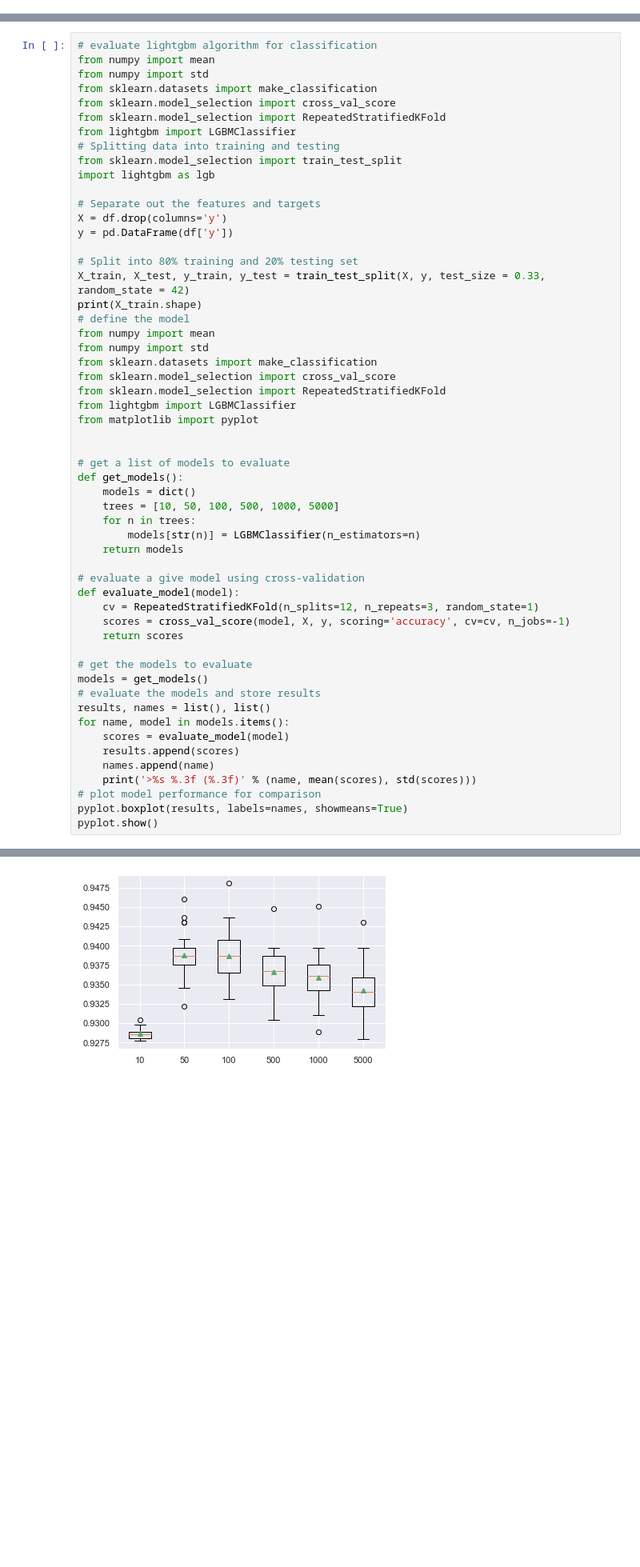
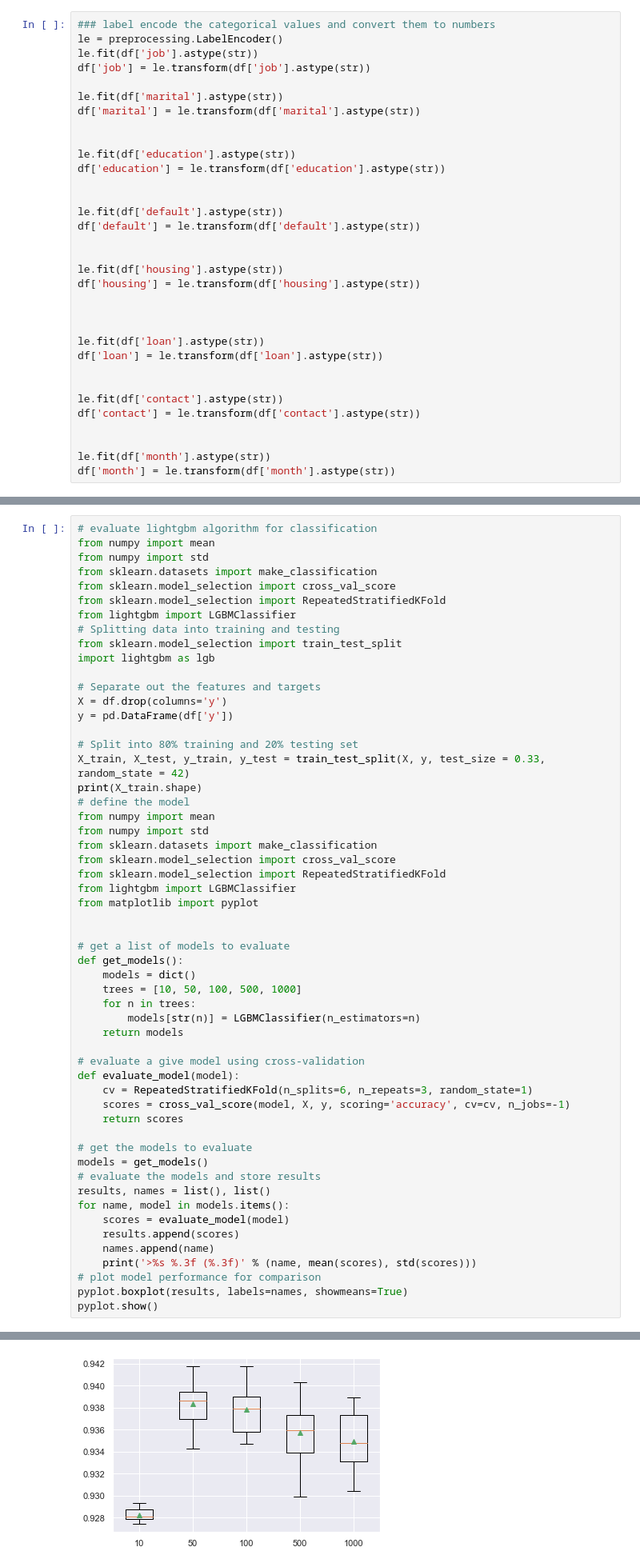
Before and after one commit to anshuydv/Apziva, a Jupyter notebook: project2/part1.ipynb, the cells around one changed output, grey strips where cells are left out. Shown at 80% size. Drawn from its saved outputs; the diff is of its cells as text; blank space fills up the shorter version.

```diff
--- a/project2/part1.ipynb
+++ b/project2/part1.ipynb
@@ -111,3 +114,36 @@ dtype: object
+# %%
+### label encode the categorical values and convert them to numbers
+le = preprocessing.LabelEncoder()
+le.fit(df['job'].astype(str))
+df['job'] = le.transform(df['job'].astype(str))
+
+le.fit(df['marital'].astype(str))
+df['marital'] = le.transform(df['marital'].astype(str))
+
+
+le.fit(df['education'].astype(str))
+df['education'] = le.transform(df['education'].astype(str))
+
+
+le.fit(df['default'].astype(str))
+df['default'] = le.transform(df['default'].astype(str))
+
+
+le.fit(df['housing'].astype(str))
+df['housing'] = le.transform(df['housing'].astype(str))
+
+
+
+le.fit(df['loan'].astype(str))
+df['loan'] = le.transform(df['loan'].astype(str))
+
+
+le.fit(df['contact'].astype(str))
+df['contact'] = le.transform(df['contact'].astype(str))
+
+
+le.fit(df['month'].astype(str))
+df['month'] = le.transform(df['month'].astype(str))
 # %%
 sns.heatmap(df.corr(), cmap='BuGn')
 # %% [output]
@@ -411,14 +453,14 @@ from matplotlib import pyplot
 # get a list of models to evaluate
 def get_models():
 	models = dict()
-	trees = [10, 50, 100, 500, 1000, 5000]
+	trees = [10, 50, 100, 500, 1000]
 	for n in trees:
 		models[str(n)] = LGBMClassifier(n_estimators=n)
 	return models
 
 # evaluate a give model using cross-validation
 def evaluate_model(model):
-	cv = RepeatedStratifiedKFold(n_splits=12, n_repeats=3, random_state=1)
+	cv = RepeatedStratifiedKFold(n_splits=6, n_repeats=3, random_state=1)
 	scores = cross_val_score(model, X, y, scoring='accuracy', cv=cv, n_jobs=-1)
 	return scores
 
@@ -445,4 +486,4 @@ pyplot.show()
-[figure, old version]
+[figure, new version]
 # %%
 # Separate out the features and targets
 X = df.drop(columns='y')
```
Also changed, not shown: parts of 43 cells of this notebook.
